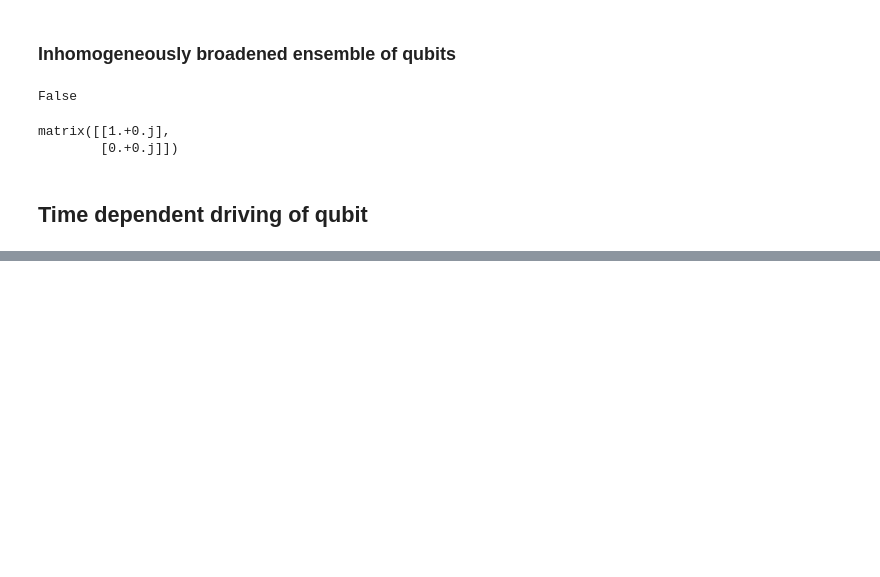
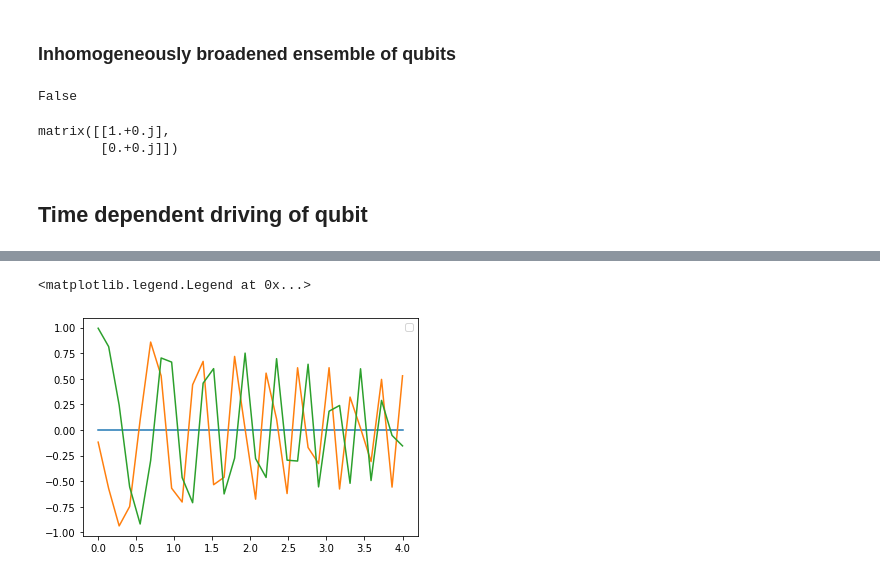
Before and after one commit to morgatron/spylind, a Jupyter notebook: examples/mimicking_qutip_mesolve.ipynb, the cells around one changed output, grey strips where cells are left out. Cells and saved outputs as stored; diff of their text form; code cells hidden in the pictures; blank space fills up the shorter version.

```diff
--- a/examples/mimicking_qutip_mesolve.ipynb
+++ b/examples/mimicking_qutip_mesolve.ipynb
@@ -111,0 +114,4 @@ SyntaxError: invalid syntax (<string>, line 1)
+# %%
+plt.plot(tlist, output)
+plt.legend()
+# %% [output]
@@ -111,0 +119,2 @@ SyntaxError: invalid syntax (<string>, line 1)
+<matplotlib.legend.Legend at 0x...>
+[figure, added]
```
Also changed, not shown: parts of 5 cells of this notebook, 1 other file.
